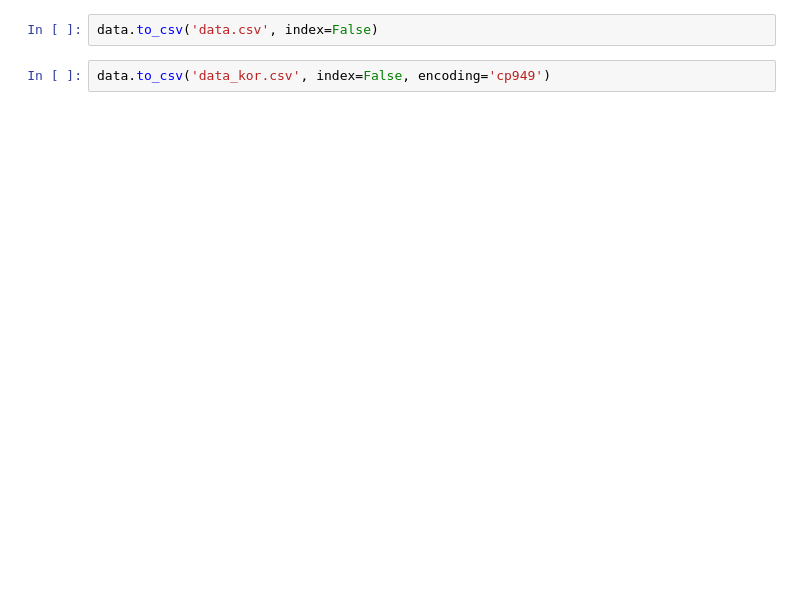
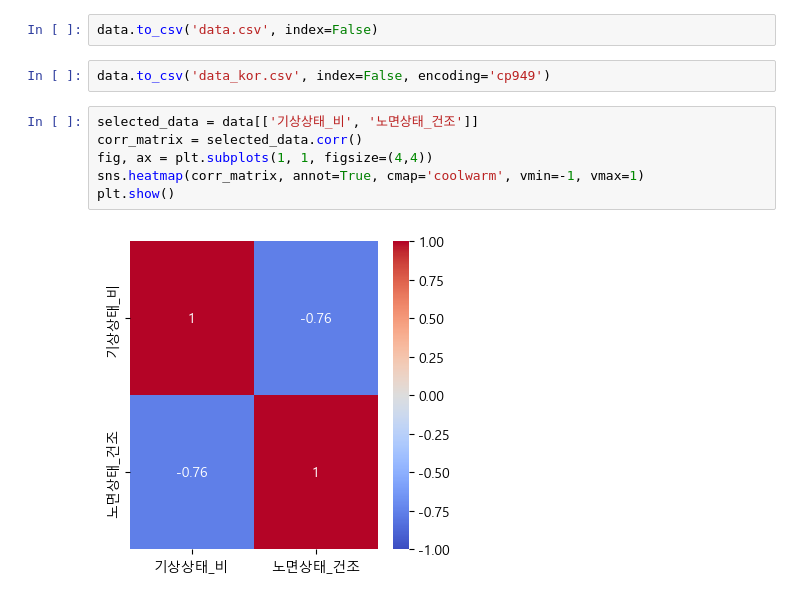
Before and after one commit to Youngjun-Taia/hangover, a Jupyter notebook: data_concat.ipynb, the cells around one changed output. Drawn from its saved outputs; the diff is of its cells as text; blank space fills up the shorter version.

```diff
--- a/data_concat.ipynb
+++ b/data_concat.ipynb
@@ -591,3 +609,11 @@ plt.show()
 data.to_csv('data.csv', index=False)
 # %%
 data.to_csv('data_kor.csv', index=False, encoding='cp949')
+# %%
+selected_data = data[['기상상태_비', '노면상태_건조']]
+corr_matrix = selected_data.corr()
+fig, ax = plt.subplots(1, 1, figsize=(4,4))
+sns.heatmap(corr_matrix, annot=True, cmap='coolwarm', vmin=-1, vmax=1)
+plt.show()
+# %% [output]
+[figure, added]
```
Also changed, not shown: parts of 7 cells of this notebook, 3 other files.
